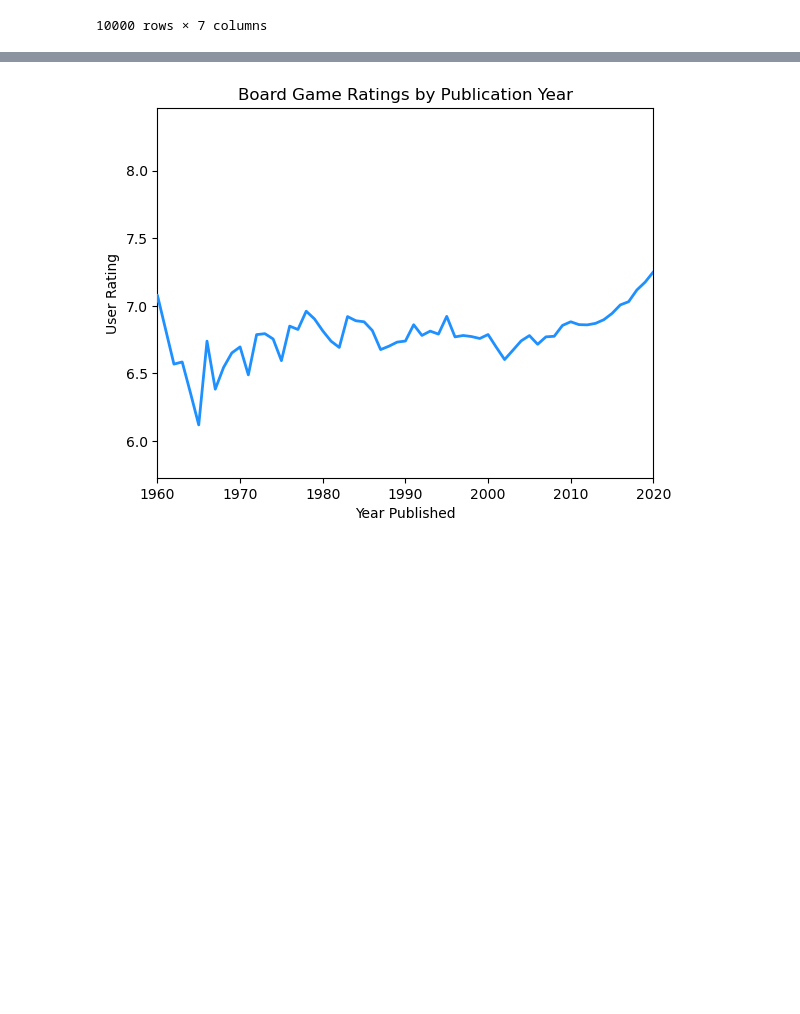
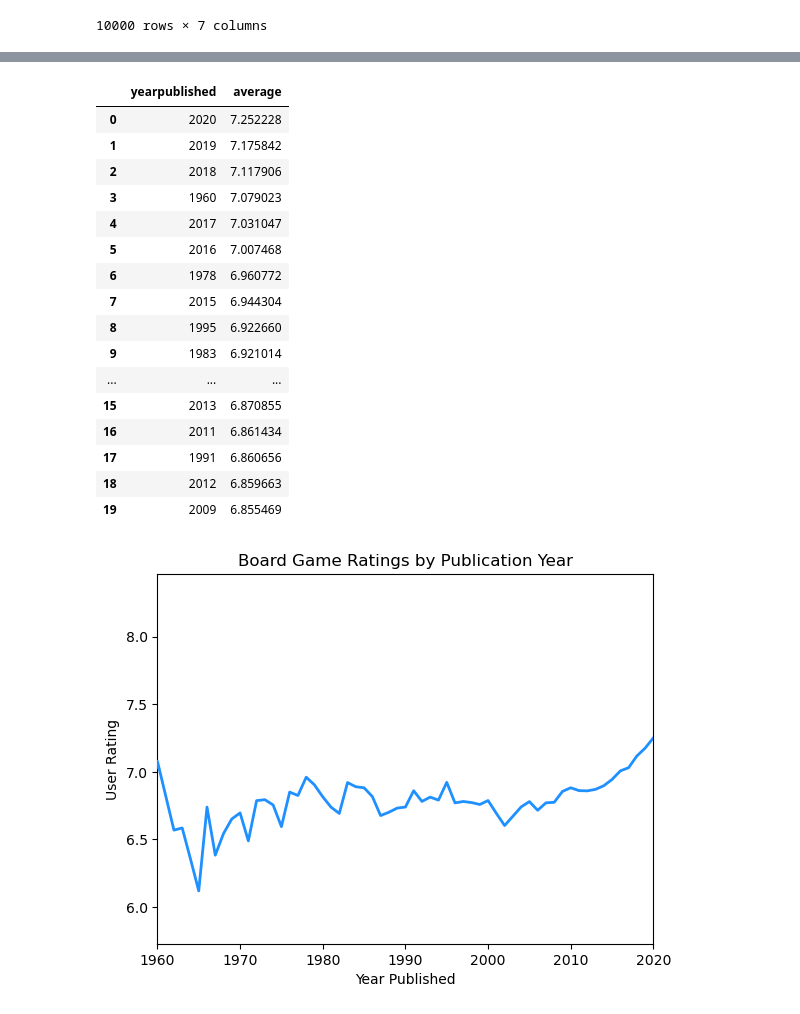
Before and after one commit to trapperkreeper/Project1, a Jupyter notebook: bggeek_ratings.ipynb, the cells around one changed output, grey strips where cells are left out. Saved outputs shown, nothing was run; the diff lists cells and outputs as text; code cells hidden in the pictures; blank space fills up the shorter version.

```diff
--- a/bggeek_ratings.ipynb
+++ b/bggeek_ratings.ipynb
@@ -89,3 +135,29 @@ plt.show()
+# %%
+# Total Average User Ratings by Publication Year
+average_by_year = filtered_data.groupby("yearpublished")["average"].mean()
+# Filtering for the years 1960-2020
+average_by_year = average_by_year.loc[1960:2020]
+
+# Top 20 Average User Ratings by Publication Year
+average_by_year.sort_values(ascending=False).head(20).reset_index()
+# %% [output]
+|  | yearpublished | average |
+| 0 | 2020 | 7.252228 |
+| 1 | 2019 | 7.175842 |
+| 2 | 2018 | 7.117906 |
+| 3 | 1960 | 7.079023 |
+| 4 | 2017 | 7.031047 |
+| 5 | 2016 | 7.007468 |
+| 6 | 1978 | 6.960772 |
+| 7 | 2015 | 6.944304 |
+| 8 | 1995 | 6.922660 |
+| 9 | 1983 | 6.921014 |
+| ... | ... | ... |
+| 15 | 2013 | 6.870855 |
+| 16 | 2011 | 6.861434 |
+| 17 | 1991 | 6.860656 |
+| 18 | 2012 | 6.859663 |
+| 19 | 2009 | 6.855469 |
 # %%
 # Line plot for average user rating by publication year
 
```
Also changed, not shown: parts of 15 cells of this notebook.
